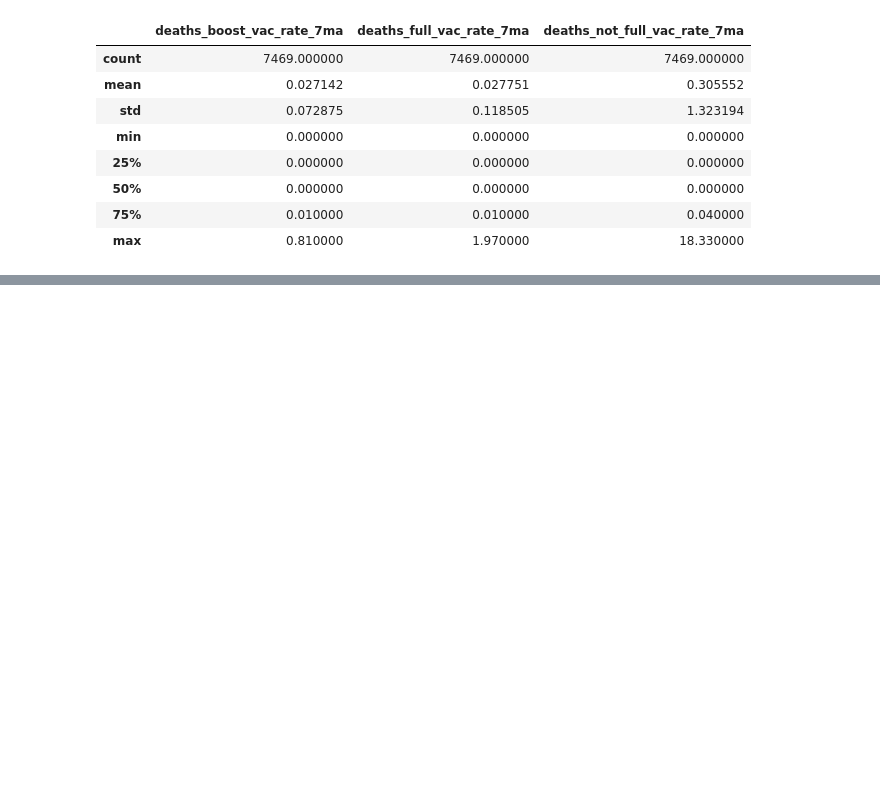
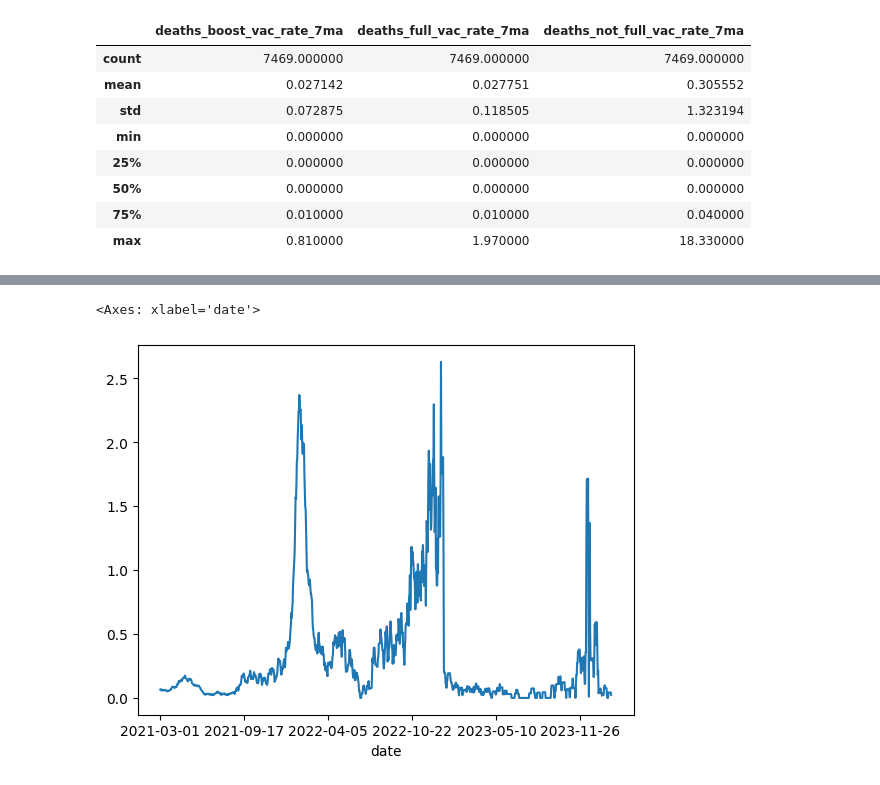
Before and after one commit to theradishqueen/ai4ph-2024-assignment, a Jupyter notebook: AI4PH_assignment.ipynb, the cells around one changed output, grey strips where cells are left out. Drawn from its saved outputs; the diff is of its cells as text; code cells hidden in the pictures; blank space fills up the shorter version.

```diff
--- a/AI4PH_assignment.ipynb
+++ b/AI4PH_assignment.ipynb
@@ -109,0 +107,6 @@ vax_stat.describe()
+# %%
+#Death rate for those not fully vaccinated
+vax_stat.groupby([vax_stat['date']])['deaths_not_full_vac_rate_7ma'].mean().plot()
+# %% [output]
+<Axes: xlabel='date'>
+[figure, added]
```
Also changed, not shown: parts of 14 cells of this notebook.
